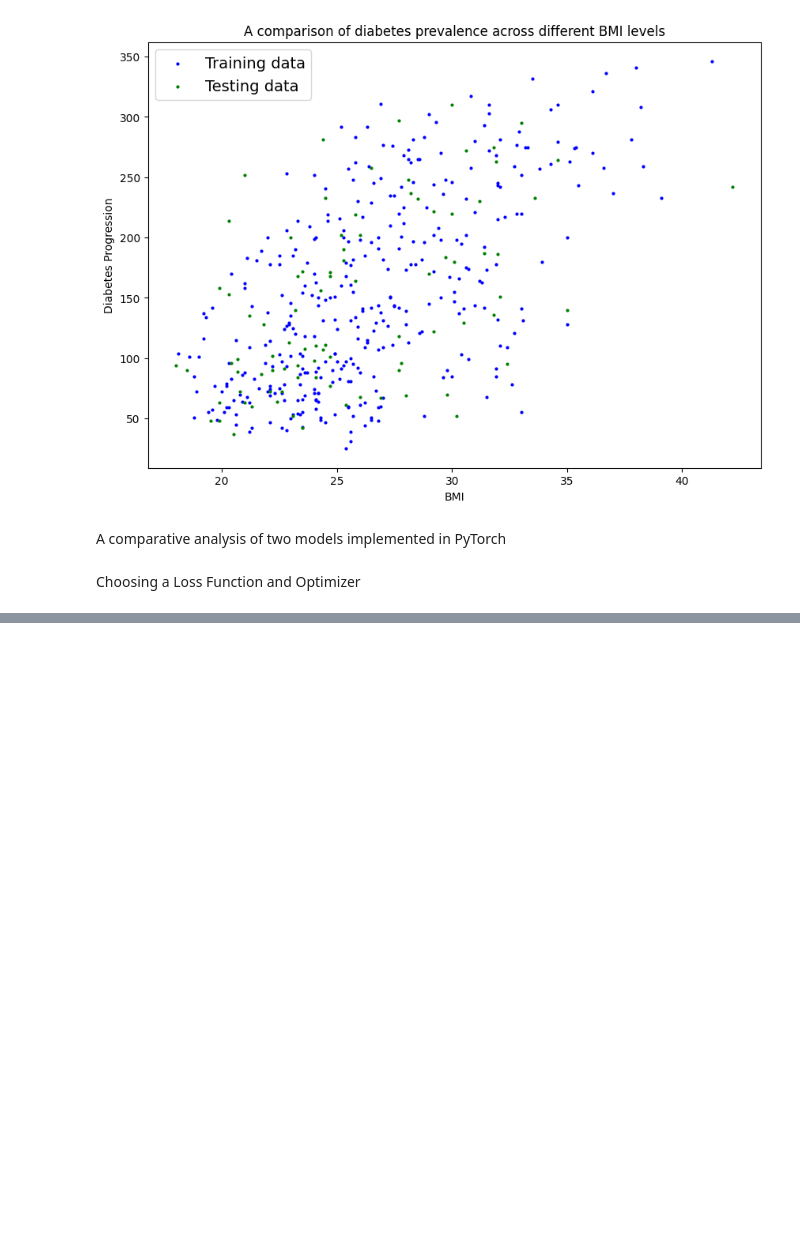
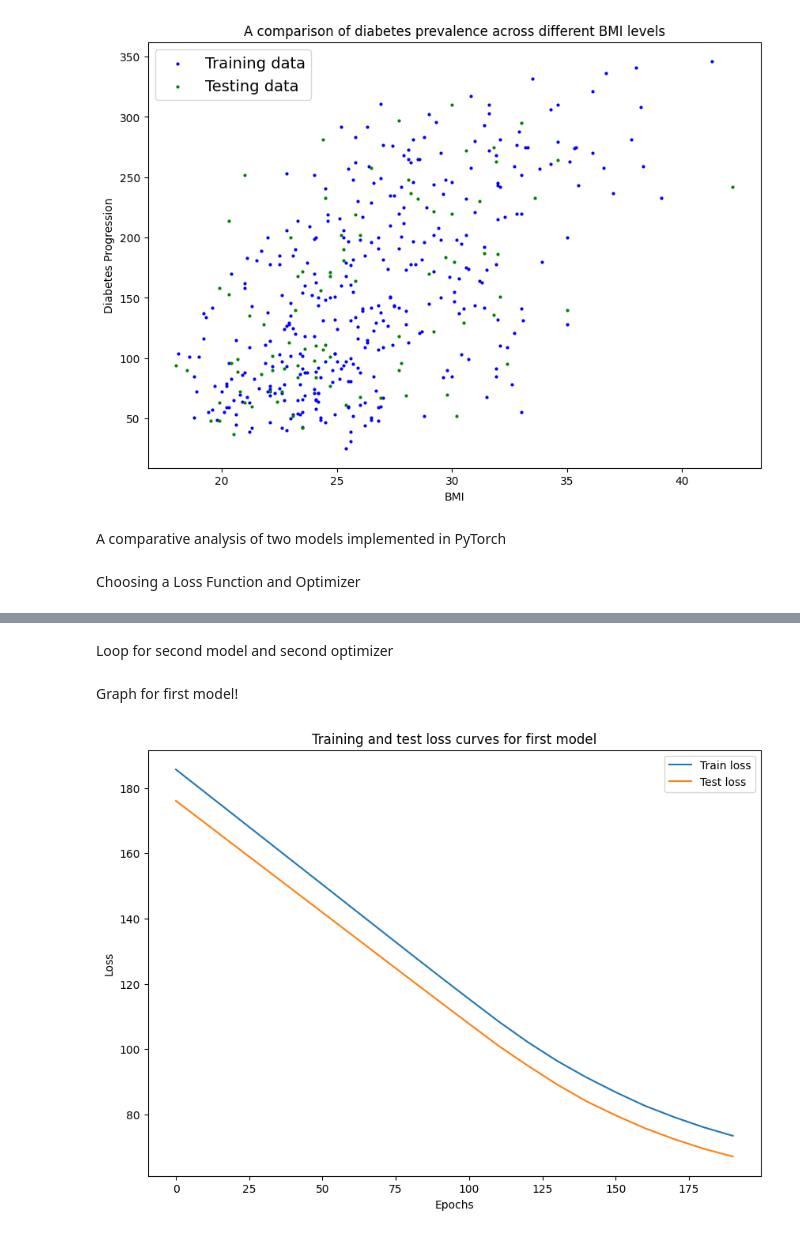
Before and after one commit to matcze/pytorch_algorithm, a Jupyter notebook: pytorch_algoritm.ipynb, the cells around one changed output, grey strips where cells are left out. Cells and saved outputs as stored; diff of their text form; code cells hidden in the pictures; blank space fills up the shorter version.

```diff
--- a/pytorch_algoritm.ipynb
+++ b/pytorch_algoritm.ipynb
@@ -73,0 +78,34 @@ optimizer = torch.optim.SGD(params = model_1.parameters(),lr=0.001)
+# %%
+torch.manual_seed(42)
+
+epochs = 200
+
+epoch_count_1 = []
+loss_values_1 = []
+test_loss_values_1 = []
+
+for epoch in range(epochs):
+    model_1.train()
+
+    y_pred_1 = model_1(X_train)
+
+    loss_1 = loss_fn(y_pred_1, y_train)
+
+    optimizer_1.zero_grad()
+
+    loss_1.backward()
+
+    optimizer_1.step()
+
+    model_1.eval()
+
+
+    with torch.inference_mode():
+        test_pred_1 = model_1(X_test)
+        test_loss_1 = loss_fn(test_pred_1, y_test)
+
+    if epoch % 10 == 0:
+        epoch_count_1.append(epoch)
+        loss_values_1.append(loss_1)
+        test_loss_values_1.append(test_loss_1)
+        print(f"Epoch: {epoch} | Test: {loss_1} | Test loss: {test_loss_1}")
@@ -73,0 +133,2 @@ optimizer = torch.optim.SGD(params = model_1.parameters(),lr=0.001)
+# %% [markdown]
+Loop for second model and second optimizer
@@ -73,0 +171,13 @@ optimizer = torch.optim.SGD(params = model_1.parameters(),lr=0.001)
+# %% [markdown]
+Graph for first model!
+# %%
+plt.figure(figsize=(10, 7))
+plt.plot(epoch_count_1, np.array(torch.tensor(loss_values_1).numpy()), label="Train loss")
+plt.plot(epoch_count_1, np.array(torch.tensor(test_loss_values_1).numpy()), label="Test loss")
+plt.title("Training and test loss curves for first model")
+plt.xlabel("Epochs")
+plt.ylabel("Loss")
+plt.legend()
+plt.show()
+# %% [output]
+[figure, added]
```
Also changed, not shown: parts of 8 cells of this notebook.
